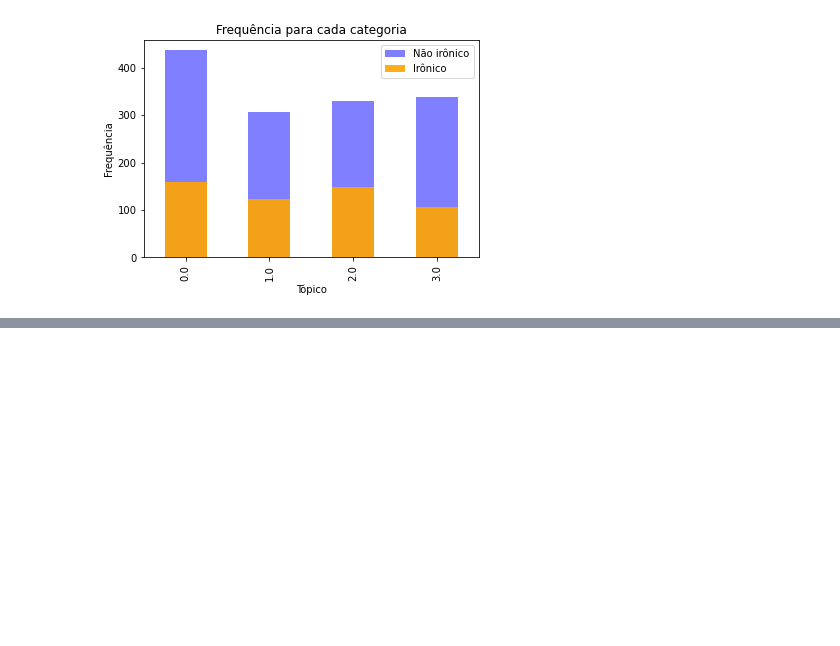
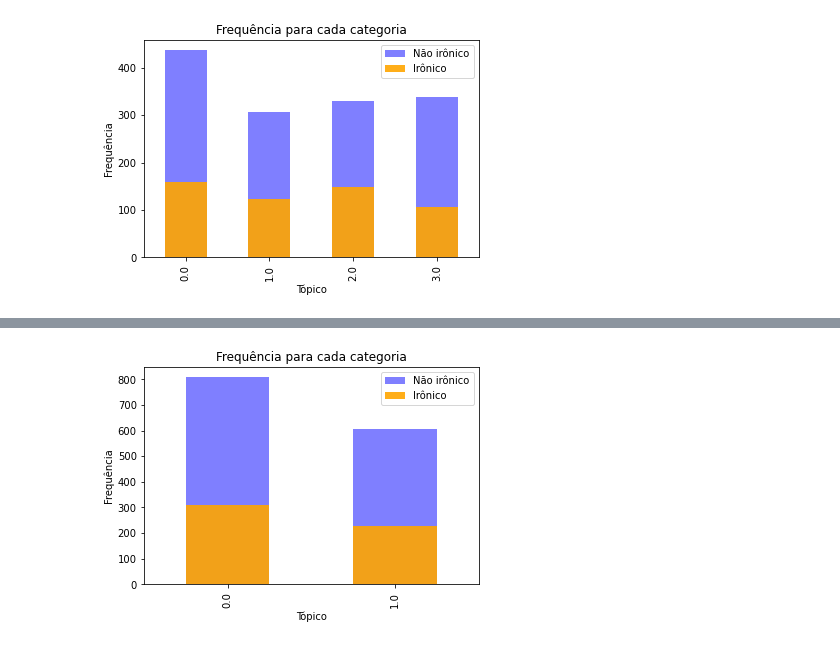
Before and after one commit to andrekwr/Exploratory-Analysis-Ironic-Sentences, a Jupyter notebook: main.ipynb, the cells around one changed output, grey strips where cells are left out. Cells and saved outputs as stored; diff of their text form; code cells hidden in the pictures; blank space fills up the shorter version.

```diff
--- a/main.ipynb
+++ b/main.ipynb
@@ -247,3 +311,17 @@ plt.show()
+# %%
+ironic = df_dominant_topic[df_dominant_topic['label'] == 1]
+nonIronic = df_dominant_topic[df_dominant_topic['label'] == -1]
+
+fig, ax = plt.subplots()
+nonIronic['Dominant_Topic'].value_counts().sort_index().plot(kind='bar', color='b', label='Não irônico', alpha=0.5)
+ironic['Dominant_Topic'].value_counts().sort_index().plot(kind='bar', color='orange', label='Irônico', alpha=0.9)
+plt.ylabel('Frequência')
+plt.xlabel('Tópico')
+plt.legend()
+plt.title("Frequência para cada categoria")
+plt.show()
+# %% [output]
+[figure, added]
 # %%
 countNonIronic = nonIronic['Dominant_Topic'].value_counts().sort_index()
 countIronic = ironic['Dominant_Topic'].value_counts().sort_index()
```
Also changed, not shown: parts of 12 cells of this notebook, 1 other file.
